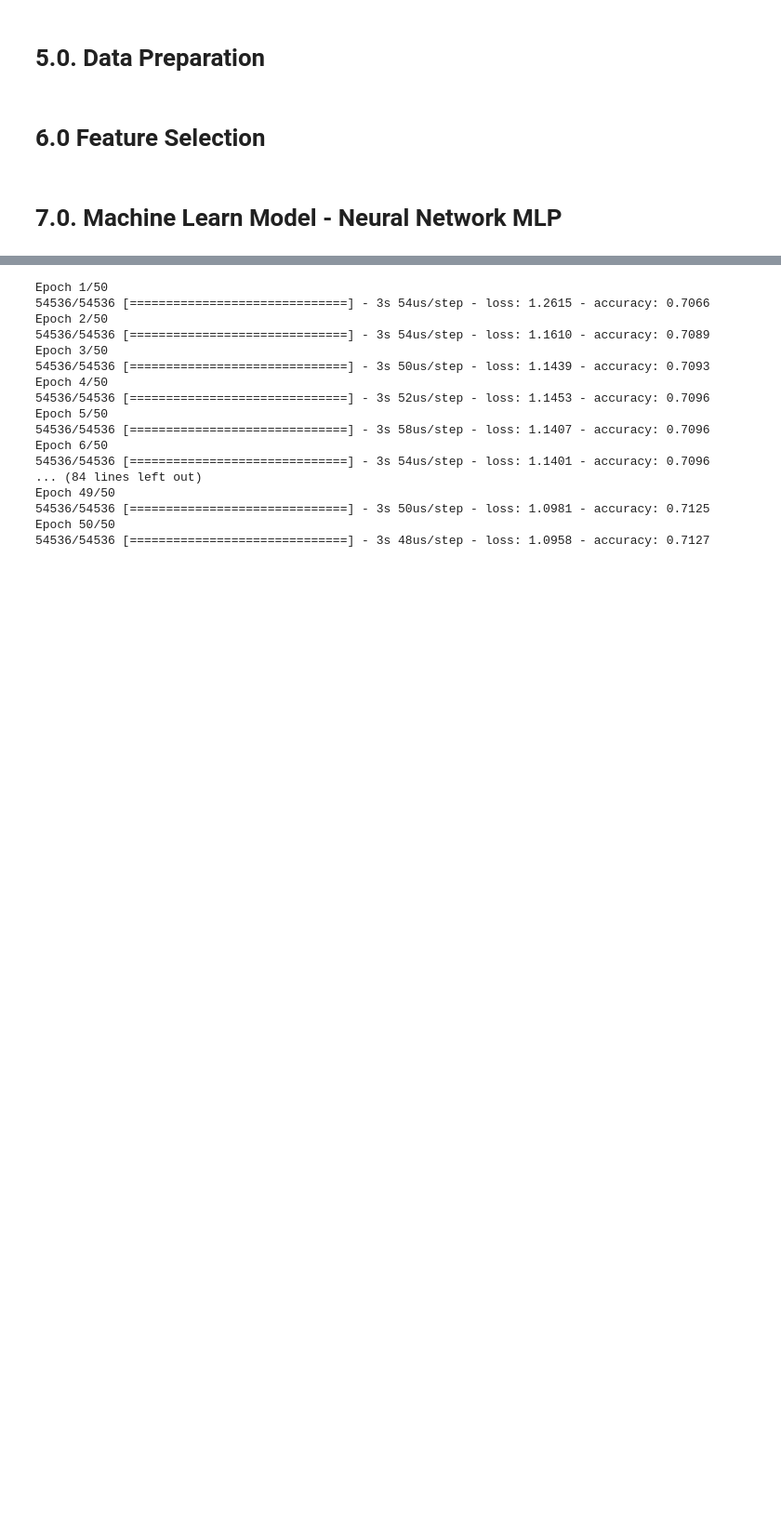
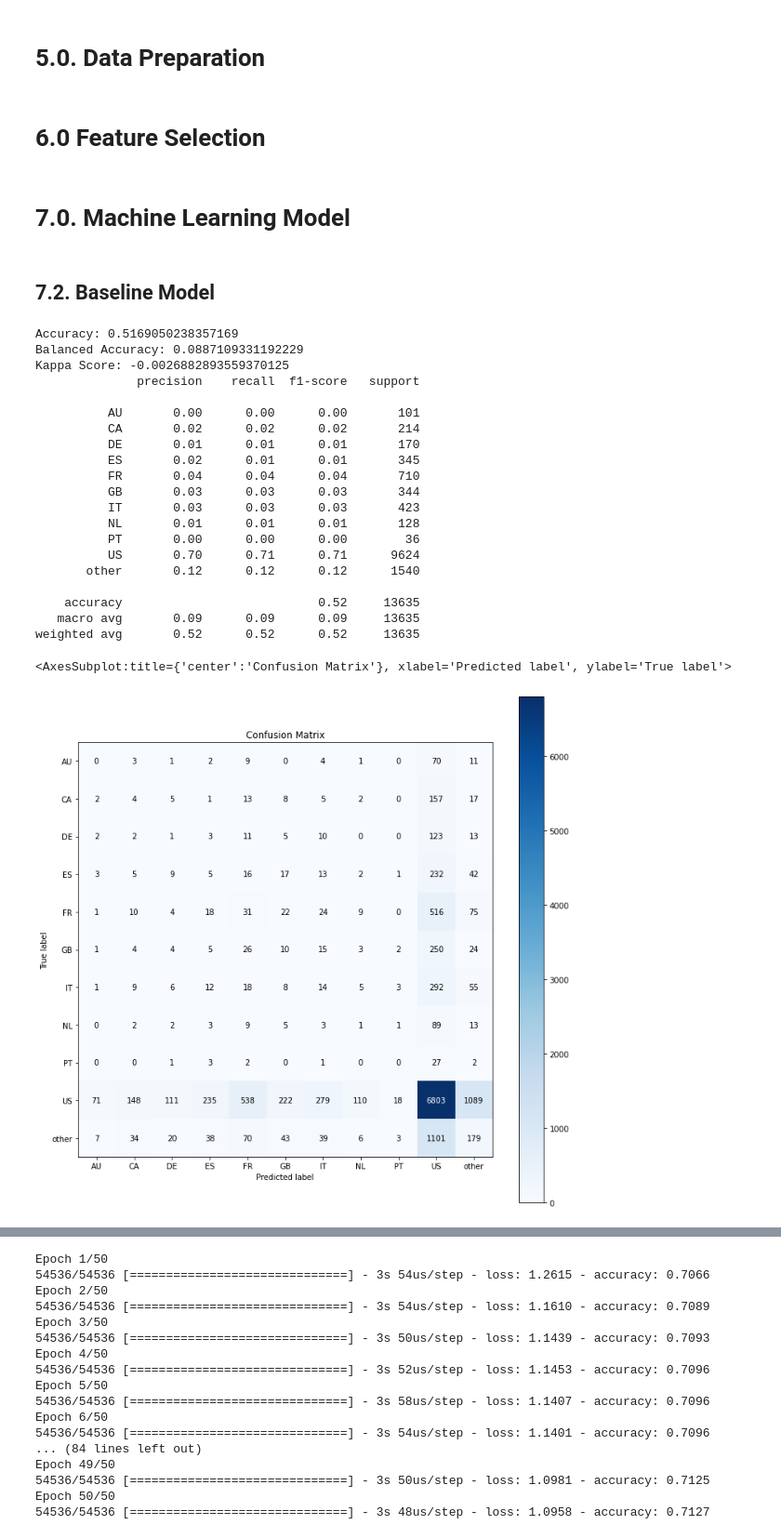
Before and after one commit to Leonamrsm/Airbnb_New_User_Bookings, a Jupyter notebook: notebooks/02_imbalanced_metrics.ipynb, the cells around one changed output, grey strips where cells are left out. Shown: that part at 93% size. Drawn from its saved outputs; the diff is of its cells as text; code cells hidden in the pictures; blank space fills up the shorter version.

Commit message:
add baseline model

```diff
--- a/notebooks/02_imbalanced_metrics.ipynb
+++ b/notebooks/02_imbalanced_metrics.ipynb
@@ -216,10 +217,61 @@ cols_drop = ['id', 'date_account_created', 'timestamp_first_active', 'date_first
 
 df6 = df6.drop(cols_drop, axis=1)
 # %% [markdown]
-# 7.0. Machine Learn Model - Neural Network MLP
+# 7.0. Machine Learning Model
 # %%
 X = df6.drop('country_destination', axis=1)
 y = df6[['country_destination']]
 # %%
 # Split data into train and test set
 X_train, X_test, y_train, y_test = train_test_split(X, y, test_size=0.2, random_state=32)
+# %% [markdown]
+## 7.2. Baseline Model
+# %%
+country_destination_list = df6['country_destination'].drop_duplicates().sort_values().tolist()
+country_destination_weights = df6['country_destination'].value_counts(normalize=True).sort_index().tolist()
+
+# modelo que chuta de forma aleatória
+yhat_random = random.choices(population=country_destination_list,
+                             k=len(y_test),
+                             weights= country_destination_weights)
+# %%
+# Accuracy
+acc_random = m.accuracy_score(y_test, yhat_random)
+print('Accuracy: {}'.format(acc_random))
+
+# Balanced Accuracy
+balanced_acc_random = m.balanced_accuracy_score(y_test, yhat_random)
+print('Balanced Accuracy: {}'.format(balanced_acc_random))
+
+# Kappa Metrics
+kappa_random = m.cohen_kappa_score(y_test, yhat_random)
+print('Kappa Score: {}'.format(kappa_random))
+
+# Classification report
+print(m.classification_report(y_test, yhat_random, zero_division=0))
+
+# Confusion Matrix
+mt.plot_confusion_matrix(y_test, yhat_random, normalize=False, figsize=(12,12))
+# %% [output]
+Accuracy: 0.5169050238357169
+Balanced Accuracy: 0.0887109331192229
+Kappa Score: -0.0026882893559370125
+              precision    recall  f1-score   support
+
+          AU       0.00      0.00      0.00       101
+          CA       0.02      0.02      0.02       214
+          DE       0.01      0.01      0.01       170
+          ES       0.02      0.01      0.01       345
+          FR       0.04      0.04      0.04       710
+          GB       0.03      0.03      0.03       344
+          IT       0.03      0.03      0.03       423
+          NL       0.01      0.01      0.01       128
+          PT       0.00      0.00      0.00        36
+          US       0.70      0.71      0.71      9624
+       other       0.12      0.12      0.12      1540
+
+    accuracy                           0.52     13635
+   macro avg       0.09      0.09      0.09     13635
+weighted avg       0.52      0.52      0.52     13635
+<AxesSubplot:title={'center':'Confusion Matrix'}, xlabel='Predicted label', ylabel='True label'>
+[figure, added]
```
Also changed, not shown: parts of 3 cells of this notebook.
